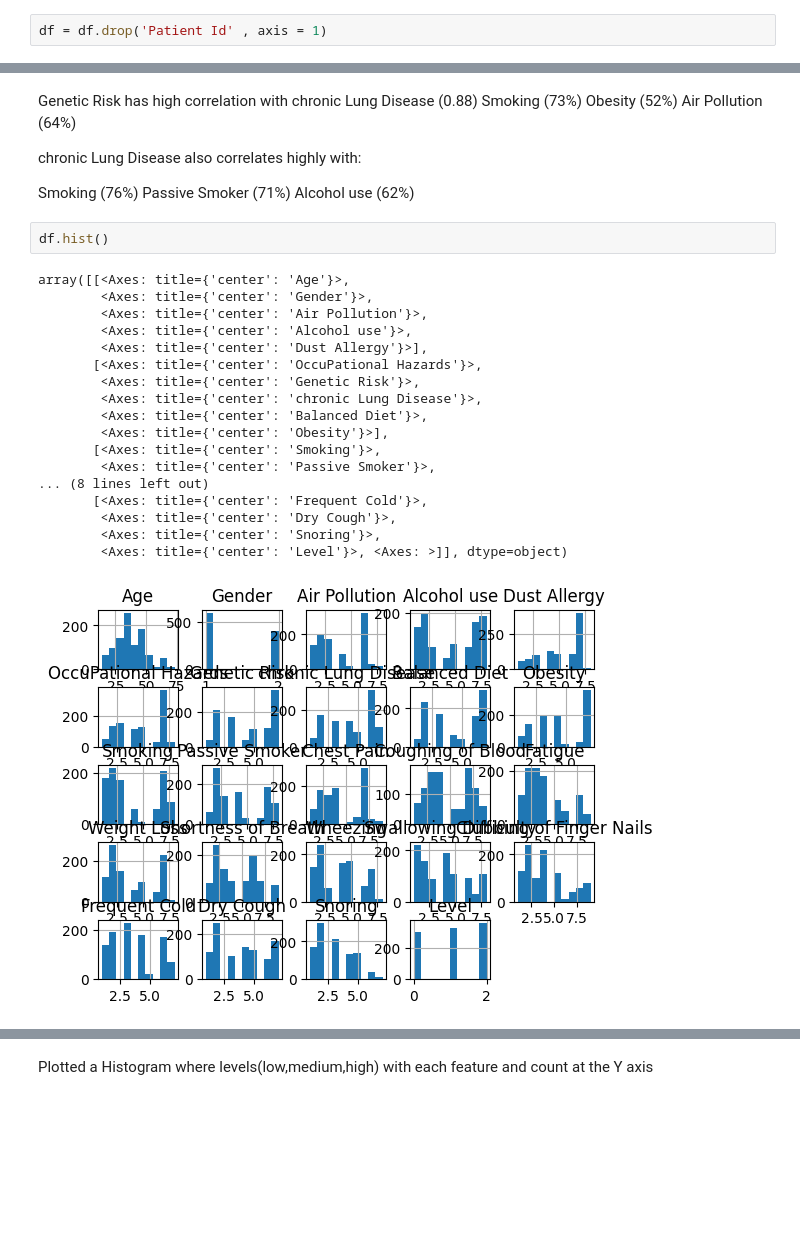
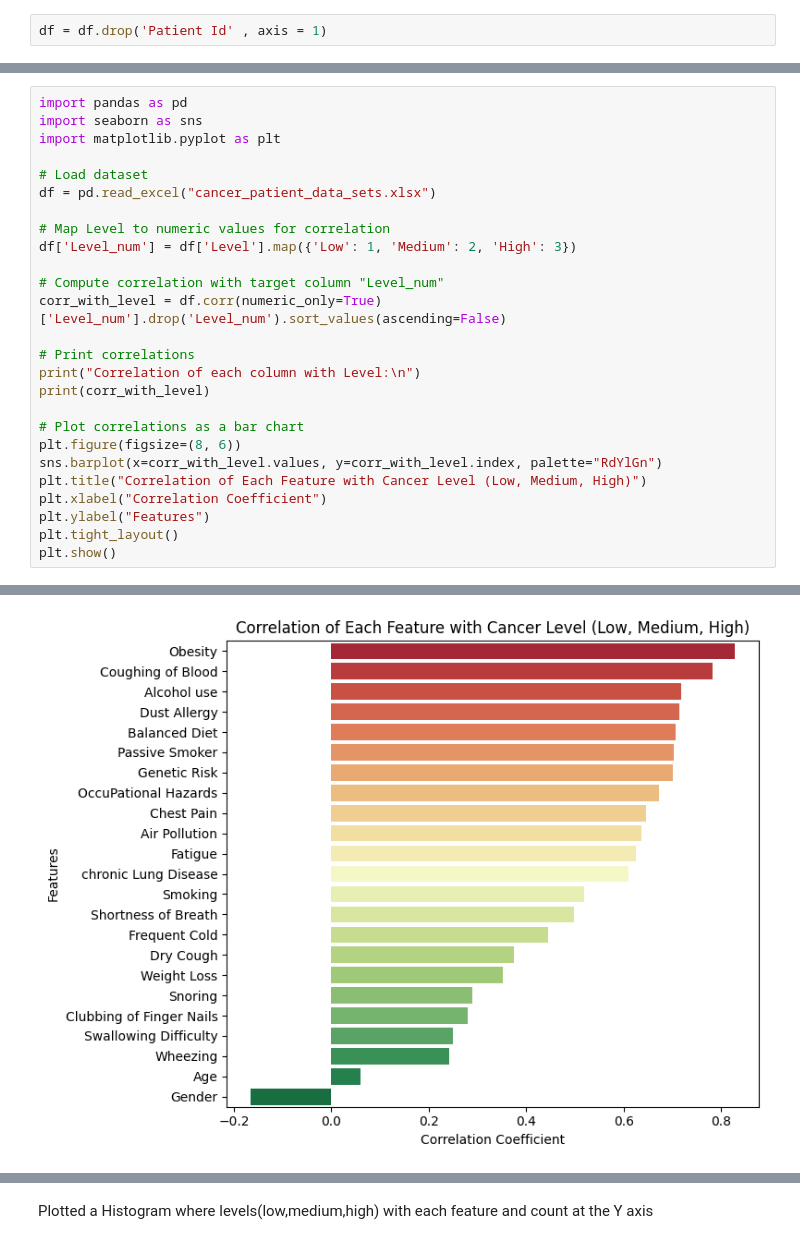
Before and after one commit to iqramaryamm/Lung-Cancer-Prediction, a Jupyter notebook: eda.ipynb, the cells around one changed output, grey strips where cells are left out. Saved outputs shown, nothing was run; the diff lists cells and outputs as text; blank space fills up the shorter version.

```diff
--- a/eda.ipynb
+++ b/eda.ipynb
@@ -87,34 +154,27 @@ g=sns.heatmap(df[top_corr_features].corr(),annot=True,cmap="RdYlGn")
-# %% [markdown]
-
-Genetic Risk has high correlation with
-chronic Lung Disease (0.88)
-Smoking (73%)
-Obesity (52%)
-Air Pollution (64%)
-
-chronic Lung Disease also correlates highly with:
-
-Smoking (76%)
-Passive Smoker (71%)
-Alcohol use (62%)
-# %%
-df.hist()
-# %% [output]
-array([[<Axes: title={'center': 'Age'}>,
-        <Axes: title={'center': 'Gender'}>,
-        <Axes: title={'center': 'Air Pollution'}>,
-        <Axes: title={'center': 'Alcohol use'}>,
-        <Axes: title={'center': 'Dust Allergy'}>],
-       [<Axes: title={'center': 'OccuPational Hazards'}>,
-        <Axes: title={'center': 'Genetic Risk'}>,
-        <Axes: title={'center': 'chronic Lung Disease'}>,
-        <Axes: title={'center': 'Balanced Diet'}>,
-        <Axes: title={'center': 'Obesity'}>],
-       [<Axes: title={'center': 'Smoking'}>,
-        <Axes: title={'center': 'Passive Smoker'}>,
-... (8 lines left out)
-       [<Axes: title={'center': 'Frequent Cold'}>,
-        <Axes: title={'center': 'Dry Cough'}>,
-        <Axes: title={'center': 'Snoring'}>,
-        <Axes: title={'center': 'Level'}>, <Axes: >]], dtype=object)
-[figure, removed]
+# %%
+import pandas as pd
+import seaborn as sns
+import matplotlib.pyplot as plt
+
+# Load dataset
+df = pd.read_excel("cancer_patient_data_sets.xlsx")
+
+# Map Level to numeric values for correlation
+df['Level_num'] = df['Level'].map({'Low': 1, 'Medium': 2, 'High': 3})
+
+# Compute correlation with target column "Level_num"
+corr_with_level = df.corr(numeric_only=True)['Level_num'].drop('Level_num').sort_values(ascending=False)
+
+# Print correlations
+print("Correlation of each column with Level:\n")
+print(corr_with_level)
+
+# Plot correlations as a bar chart
+plt.figure(figsize=(8, 6))
+sns.barplot(x=corr_with_level.values, y=corr_with_level.index, palette="RdYlGn")
+plt.title("Correlation of Each Feature with Cancer Level (Low, Medium, High)")
+plt.xlabel("Correlation Coefficient")
+plt.ylabel("Features")
+plt.tight_layout()
+plt.show()
+# %% [output]
@@ -121,3 +198,4 @@ array([[<Axes: title={'center': 'Age'}>,
+[figure, added]
 # %%
 import seaborn as sns
 import matplotlib.pyplot as plt
```
Also changed, not shown: parts of 20 cells of this notebook.
